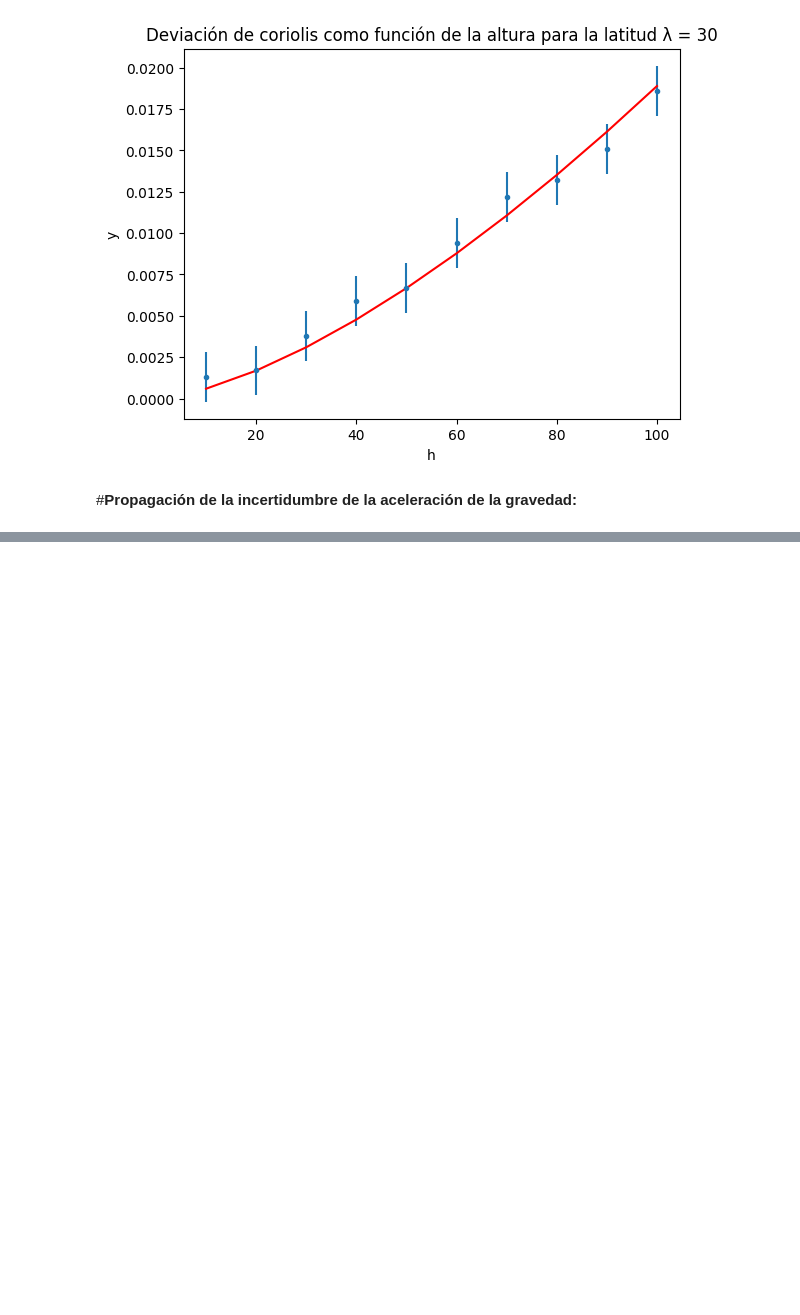
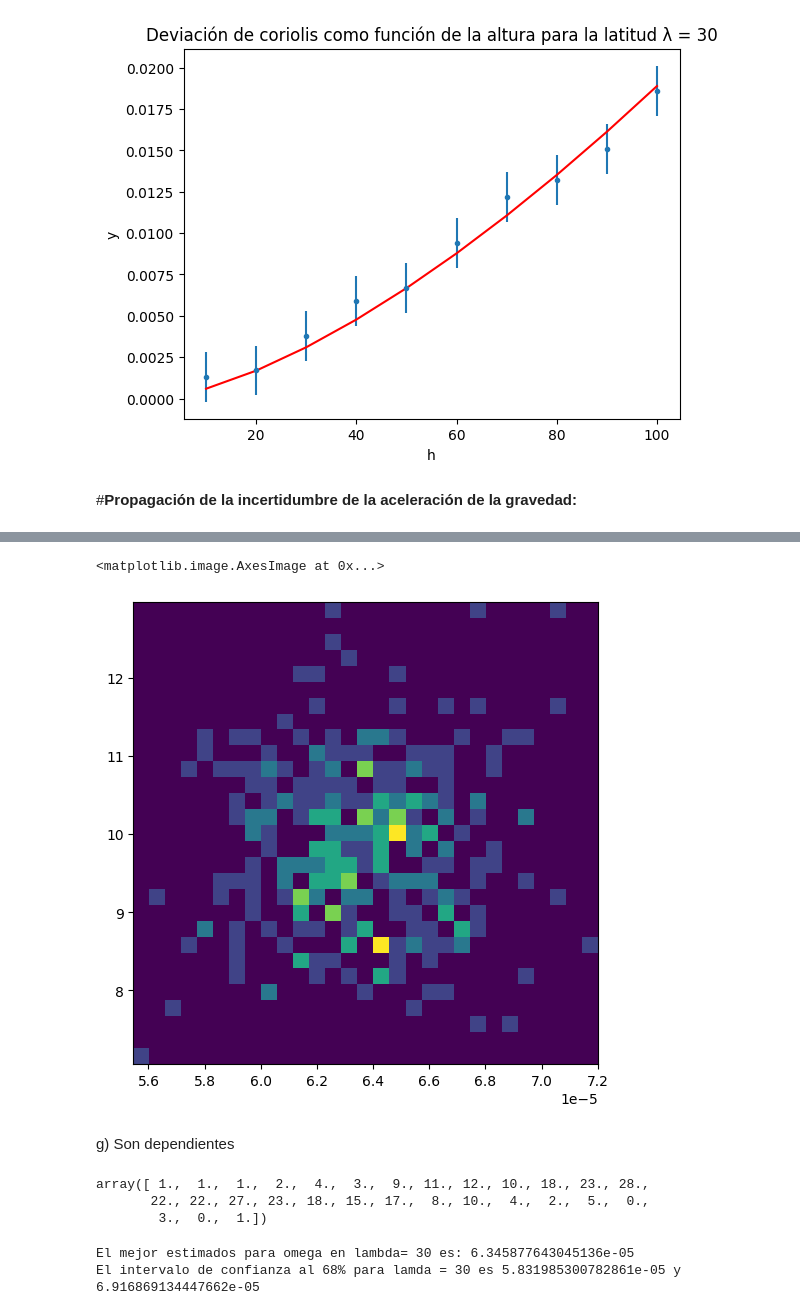
Before and after one commit to Sebaspm05/Metodos1_JuanSebastianPabon-KarenPolo, a Jupyter notebook: Parcial 4/Parcial4_MetodosComputacionales.ipynb, the cells around one changed output, grey strips where cells are left out. Saved outputs shown, nothing was run; the diff lists cells and outputs as text; code cells hidden in the pictures; blank space fills up the shorter version.

```diff
--- a/Parcial 4/Parcial4_MetodosComputacionales.ipynb
+++ b/Parcial 4/Parcial4_MetodosComputacionales.ipynb
@@ -62,13 +74,17 @@ sigma= data.sigmay
+# %%
+y = np.array(data.y)
+h =  np.array(data.h)
+sigmay = np.array(data.sigmay)
 # %%
-Gravity= []
-Omega=[]
-for i in range(300):
-  Gravedad = 9.81 + np.random.normal(loc=0,scale=1)
-  Gravity.append(Gravedad)
-  y = y + np.random.normal( loc=0, scale=sigma[0], size=len(y) )
-  resultado = spo.minimize( nll, p, args=(h,y,sigma),options={'disp':True} )
-  Omega.append(resultado.x)
 
+def Estimacion(y, h, sigmay, angle):
+  Gravity= np.zeros(300)
+  Omega=np.zeros(300)
+  for i in range(300):
+    G = 9.81 + np.random.normal(loc=0,scale=1)
+    Gravity[i]= G
+    y_modified = y + np.random.normal(loc=0,scale=sigmay[0],size=len(y))
+    result_ = spo.minimize(nll,p, args=(h,y_modified,sigmay,G),options={'disp':True})
+    Omega[i]= result_.x
 
-Gravity=np.array(Gravity)
-Omega= np.array(Omega)
+  return Omega,Gravity
@@ -95,0 +91,9 @@ Optimization terminated successfully.
+# %%
+def Continue_Distribution (Omega,Gravity):
+  gridy = np.linspace(min(Gravity),max(Gravity),30)
+  gridx = np.linspace(min(Omega),max(Omega),30)
+  H2, binsx, binsy = np.histogram2d(Omega,Gravity,bins=(gridx,gridy))
+  return H2, binsx, binsy
+# %%
+Omega_30,Gravity_30= Estimacion(y, h, sigmay, 30)
+H2_30,binsx_30,binsy_30=Continue_Distribution(Omega_30,Gravity_30)
@@ -95,0 +118,36 @@ Optimization terminated successfully.
+# %%
+fig= plt.figure(figsize=(6,6))
+plt.imshow(H2_30.T, origin='lower', extent=[binsx_30[0], binsx_30[-1], binsy_30[0], binsy_30[-1]], aspect='auto')
+# %% [output]
+<matplotlib.image.AxesImage at 0x...>
+[figure, added]
+# %% [markdown]
+g) Son dependientes
+# %%
+#h
+H1 = np.sum(H2_30,axis=1)
+H1
+# %% [output]
+array([ 1.,  1.,  1.,  2.,  4.,  3.,  9., 11., 12., 10., 18., 23., 28.,
+       22., 22., 27., 23., 18., 15., 17.,  8., 10.,  4.,  2.,  5.,  0.,
+        3.,  0.,  1.])
+# %%
+#i
+def trust_interval (H2,binsx):
+  H1 = np.sum(H2,axis=1)
+  cs = np.cumsum(H1)
+  ij = np.searchsorted( cs, np.percentile(cs,16) )
+  ii = np.searchsorted( cs, np.percentile(cs,50) )
+  ji = np.searchsorted( cs, np.percentile(cs,84) )
+  best_omega= binsx[ii]
+  upper_limit= binsx[ji]
+  lower_limit= binsx[ij]
+  return best_omega,lower_limit,upper_limit
+
+best_omega,lower_limit,upper_limit= trust_interval(H2_30,binsx_30)
+
+print("El mejor estimados para omega en lambda= 30 es: {}".format(best_omega))
+print("El intervalo de confianza al 68% para lamda = 30 es {} y {}".format(lower_limit,upper_limit))
+# %% [output]
+El mejor estimados para omega en lambda= 30 es: 6.345877643045136e-05
+El intervalo de confianza al 68% para lamda = 30 es 5.831985300782861e-05 y 6.916869134447662e-05
```
Also changed, not shown: parts of 10 cells of this notebook.
